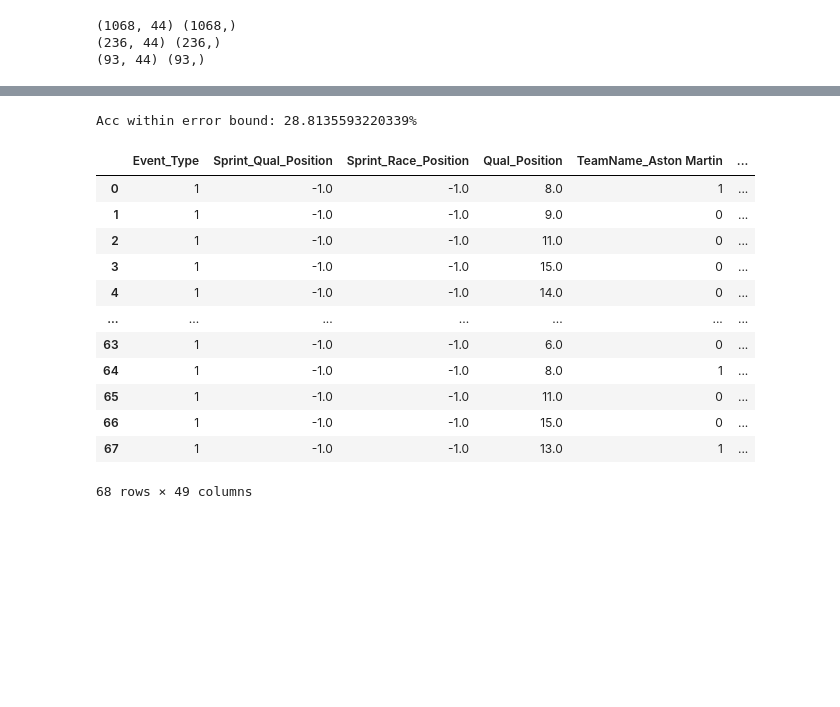
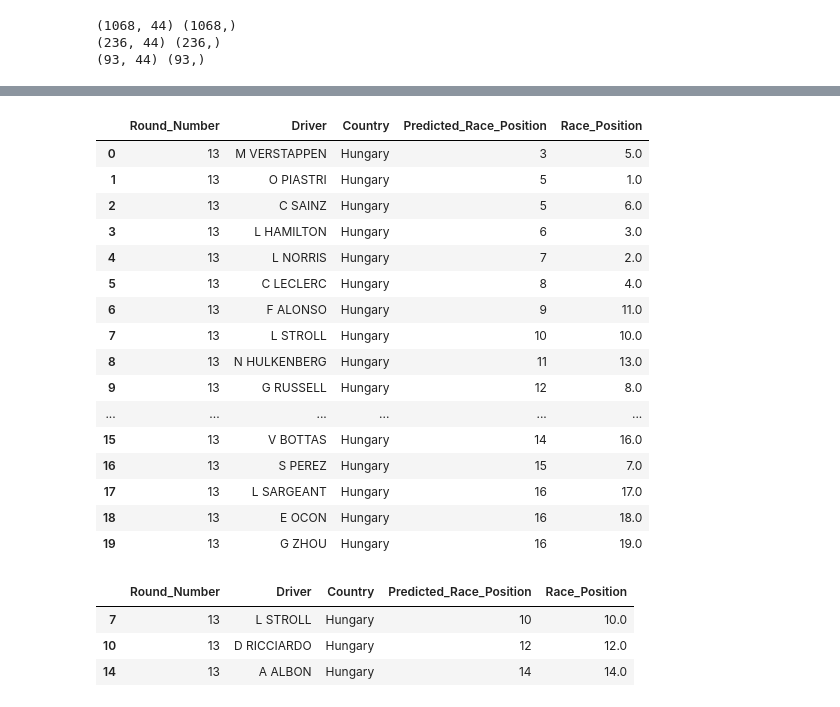
Before and after one commit to rohank36/f1, a Jupyter notebook: baseline.ipynb, the cells around one changed output, grey strips where cells are left out. Saved outputs shown, nothing was run; the diff lists cells and outputs as text; code cells hidden in the pictures; blank space fills up the shorter version.

```diff
--- a/baseline.ipynb
+++ b/baseline.ipynb
@@ -7,8 +7,8 @@ import numpy as np
 ### Data Cleaning
 # %%
 # load data
-trn_data = pd.read_csv("train_data.csv")
-test_data  = pd.read_csv("test_data.csv")
+trn_data = pd.read_csv("./data/train_data.csv")
+test_data  = pd.read_csv("./data/test_data.csv")
 #test_data = pd.read_csv("new_race_data.csv")
 # %%
 # change event type to int. 1 for race, 0 for sprint.
@@ -714,35 +645,21 @@ val_copy.loc[ (val_copy["Predicted_Race_Position"] == val_copy["Race_Position"])
 # %%
-# in the validation set, look at which driver positions you predicted correctly within error bound
-total = 0
-error_bound = 1
-within_error_bound = 0
-within_error_bound_df = pd.DataFrame()
-for index,row in val_copy.iterrows():
-    pred = row["Predicted_Race_Position"]
-    actual = row["Race_Position"]
-    driver = row["Driver"]
-    if np.abs(pred-actual) <= error_bound:
-        within_error_bound += 1
-        within_error_bound_df = pd.concat([within_error_bound_df,pd.DataFrame([row])],axis=0,ignore_index=True)
-    total += 1
+# in pretty_preds, look at which driver positions you predicted correctly within error bound
+def correct_within_error_bound(pretty_preds):
+    total = 0
+    error_bound = 1
+    within_error_bound = 0
+    within_error_bound_df = pd.DataFrame()
+    for index,row in pretty_preds.iterrows():
+        pred = row["Predicted_Race_Position"]
+        actual = row["Race_Position"]
+        driver = row["Driver"]
+        if np.abs(pred-actual) <= error_bound:
+            within_error_bound += 1
+            within_error_bound_df = pd.concat([within_error_bound_df,pd.DataFrame([row])],axis=0,ignore_index=True)
+        total += 1
 
-print(f"Acc within error bound: {(within_error_bound/total)*100}%")
-within_error_bound_df
+    print(f"Acc within error bound: {(within_error_bound/total)*100}%")
+    return within_error_bound_df
-# %% [output]
-Acc within error bound: 28.8135593220339%
-|  | Event_Type | Sprint_Qual_Position | Sprint_Race_Position | Qual_Position | TeamName_Aston Martin | ... |
-| 0 | 1 | -1.0 | -1.0 | 8.0 | 1 | ... |
-| 1 | 1 | -1.0 | -1.0 | 9.0 | 0 | ... |
-| 2 | 1 | -1.0 | -1.0 | 11.0 | 0 | ... |
-| 3 | 1 | -1.0 | -1.0 | 15.0 | 0 | ... |
-| 4 | 1 | -1.0 | -1.0 | 14.0 | 0 | ... |
-| ... | ... | ... | ... | ... | ... | ... |
-| 63 | 1 | -1.0 | -1.0 | 6.0 | 0 | ... |
-| 64 | 1 | -1.0 | -1.0 | 8.0 | 1 | ... |
-| 65 | 1 | -1.0 | -1.0 | 11.0 | 0 | ... |
-| 66 | 1 | -1.0 | -1.0 | 15.0 | 0 | ... |
-| 67 | 1 | -1.0 | -1.0 | 13.0 | 1 | ... |
-68 rows × 49 columns
 # %%
 def plot_pred_vs_truth(df,stop_idx=None,plt_type='scatter'):
     preds = df["Predicted_Race_Position"].values
@@ -763,0 +691,29 @@ def plot_pred_vs_truth(df,stop_idx=None,plt_type='scatter'):
+# %%
+# preds for a specific round in val set
+val_preds_pretty.loc[val_preds_pretty["Round_Number"]==round_number,:]
+# %% [output]
+|  | Round_Number | Driver | Country | Predicted_Race_Position | Race_Position |
+| 0 | 13 | M VERSTAPPEN | Hungary | 3 | 5.0 |
+| 1 | 13 | O PIASTRI | Hungary | 5 | 1.0 |
+| 2 | 13 | C SAINZ | Hungary | 5 | 6.0 |
+| 3 | 13 | L HAMILTON | Hungary | 6 | 3.0 |
+| 4 | 13 | L NORRIS | Hungary | 7 | 2.0 |
+| 5 | 13 | C LECLERC | Hungary | 8 | 4.0 |
+| 6 | 13 | F ALONSO | Hungary | 9 | 11.0 |
+| 7 | 13 | L STROLL | Hungary | 10 | 10.0 |
+| 8 | 13 | N HULKENBERG | Hungary | 11 | 13.0 |
+| 9 | 13 | G RUSSELL | Hungary | 12 | 8.0 |
+| ... | ... | ... | ... | ... | ... |
+| 15 | 13 | V BOTTAS | Hungary | 14 | 16.0 |
+| 16 | 13 | S PEREZ | Hungary | 15 | 7.0 |
+| 17 | 13 | L SARGEANT | Hungary | 16 | 17.0 |
+| 18 | 13 | E OCON | Hungary | 16 | 18.0 |
+| 19 | 13 | G ZHOU | Hungary | 16 | 19.0 |
+# %%
+# positions you guessed correct in round_number
+val_preds_pretty.loc[ (val_preds_pretty["Predicted_Race_Position"] == val_preds_pretty["Race_Position"]) & (val_preds_pretty["Round_Number"]==round_number),:].sort_values(by='Race_Position')
+# %% [output]
+|  | Round_Number | Driver | Country | Predicted_Race_Position | Race_Position |
+| 7 | 13 | L STROLL | Hungary | 10 | 10.0 |
+| 10 | 13 | D RICCIARDO | Hungary | 12 | 12.0 |
+| 14 | 13 | A ALBON | Hungary | 14 | 14.0 |
```
Also changed, not shown: parts of 25 cells of this notebook, 9 other files.
